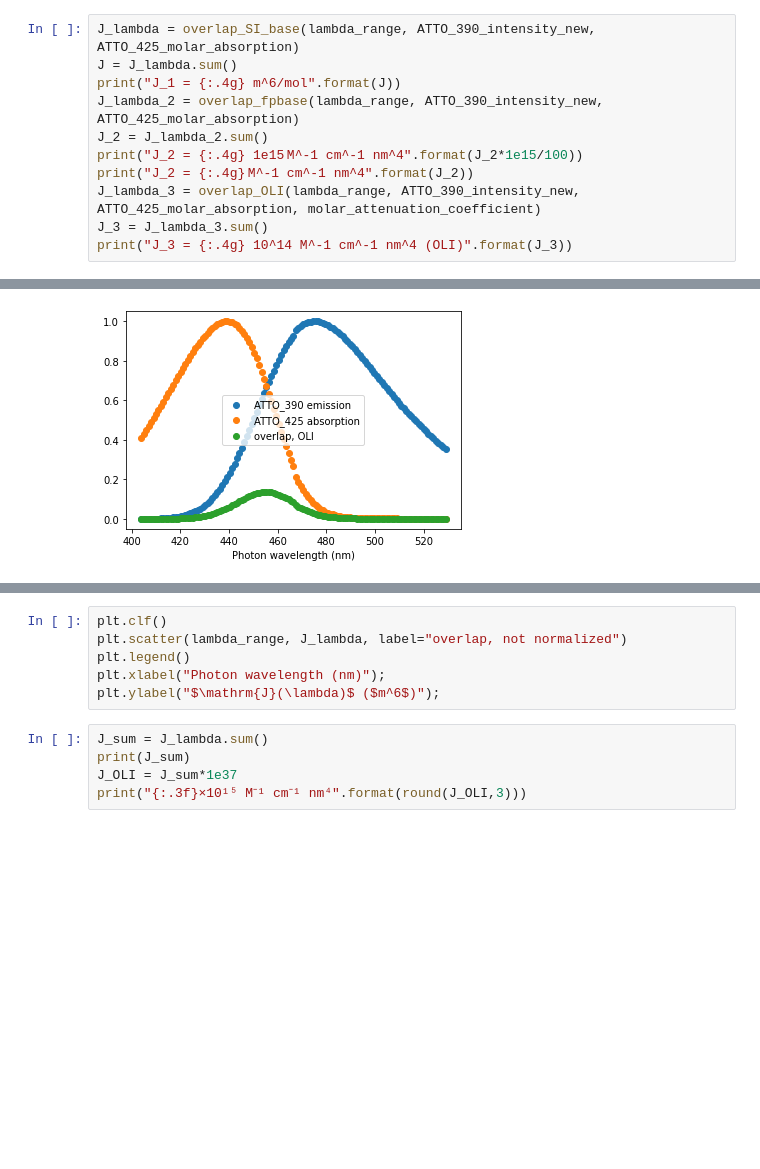
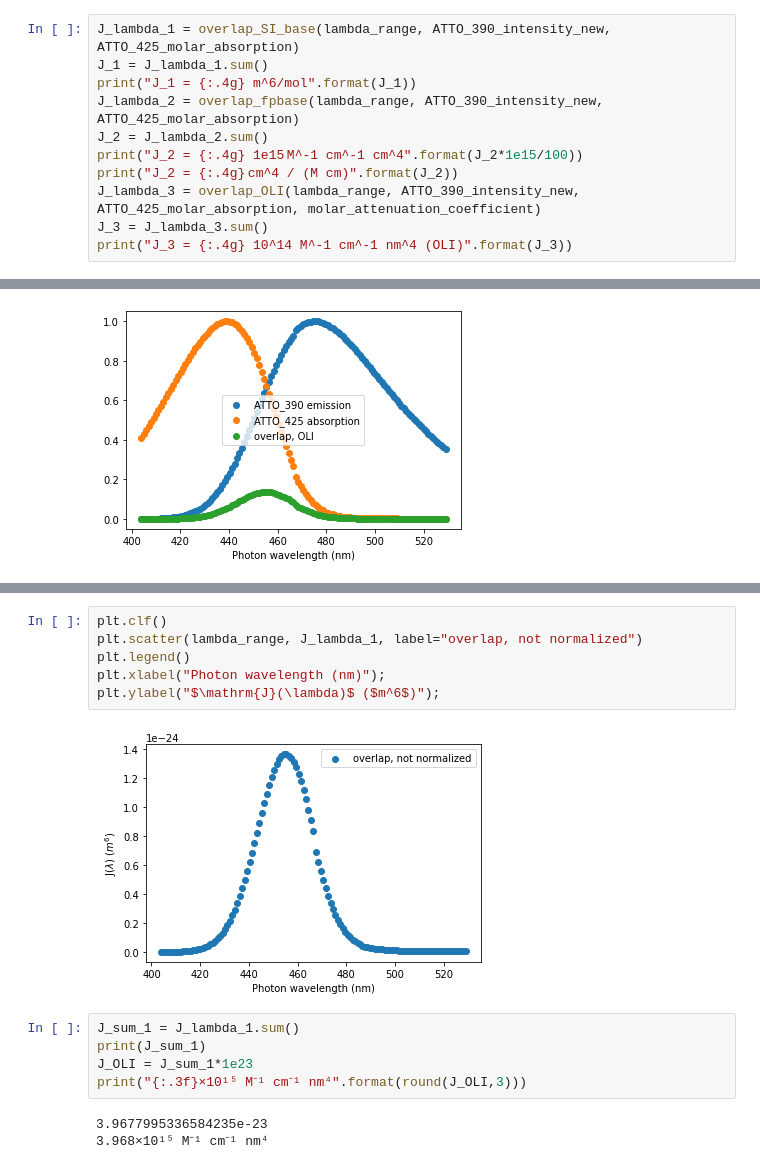
Before and after one commit to nbeaver/ws2-diamond-fret-calculation, a Jupyter notebook: FRET_estimation_known_dyes.ipynb, the cells around one changed output, grey strips where cells are left out. Cells and saved outputs as stored; diff of their text form; blank space fills up the shorter version.

```diff
--- a/FRET_estimation_known_dyes.ipynb
+++ b/FRET_estimation_known_dyes.ipynb
@@ -348,13 +354,13 @@ def overlap_fpbase(lambdas, donor_fluorescence, acceptor_extinction):
     J = J_raw / f_D_norm.sum()
     return J
 # %%
-J_lambda = overlap_SI_base(lambda_range, ATTO_390_intensity_new, ATTO_425_molar_absorption)
-J = J_lambda.sum()
-print("J_1 = {:.4g} m^6/mol".format(J))
+J_lambda_1 = overlap_SI_base(lambda_range, ATTO_390_intensity_new, ATTO_425_molar_absorption)
+J_1 = J_lambda_1.sum()
+print("J_1 = {:.4g} m^6/mol".format(J_1))
 J_lambda_2 = overlap_fpbase(lambda_range, ATTO_390_intensity_new, ATTO_425_molar_absorption)
 J_2 = J_lambda_2.sum()
-print("J_2 = {:.4g} 1e15 M^-1 cm^-1 nm^4".format(J_2*1e15/100))
-print("J_2 = {:.4g} M^-1 cm^-1 nm^4".format(J_2))
+print("J_2 = {:.4g} 1e15 M^-1 cm^-1 cm^4".format(J_2*1e15/100))
+print("J_2 = {:.4g} cm^4 / (M cm)".format(J_2))
 J_lambda_3 = overlap_OLI(lambda_range, ATTO_390_intensity_new, ATTO_425_molar_absorption, molar_attenuation_coefficient)
 J_3 = J_lambda_3.sum()
 print("J_3 = {:.4g} 10^14 M^-1 cm^-1 nm^4 (OLI)".format(J_3))
@@ -398,12 +408,17 @@ plt.ylabel("Normalized intensity");
 # %%
 plt.clf()
-plt.scatter(lambda_range, J_lambda, label="overlap, not normalized")
+plt.scatter(lambda_range, J_lambda_1, label="overlap, not normalized")
 plt.legend()
 plt.xlabel("Photon wavelength (nm)");
 plt.ylabel("$\mathrm{J}(\lambda)$ ($m^6$)");
+# %% [output]
+[figure, added]
 # %%
-J_sum = J_lambda.sum()
-print(J_sum)
-J_OLI = J_sum*1e37
+J_sum_1 = J_lambda_1.sum()
+print(J_sum_1)
+J_OLI = J_sum_1*1e23
 print("{:.3f}×10¹⁵ M⁻¹ cm⁻¹ nm⁴".format(round(J_OLI,3)))
+# %% [output]
+3.9677995336584235e-23
+3.968×10¹⁵ M⁻¹ cm⁻¹ nm⁴
 # %%
```
Also changed, not shown: parts of 8 cells of this notebook, 1 other file.
